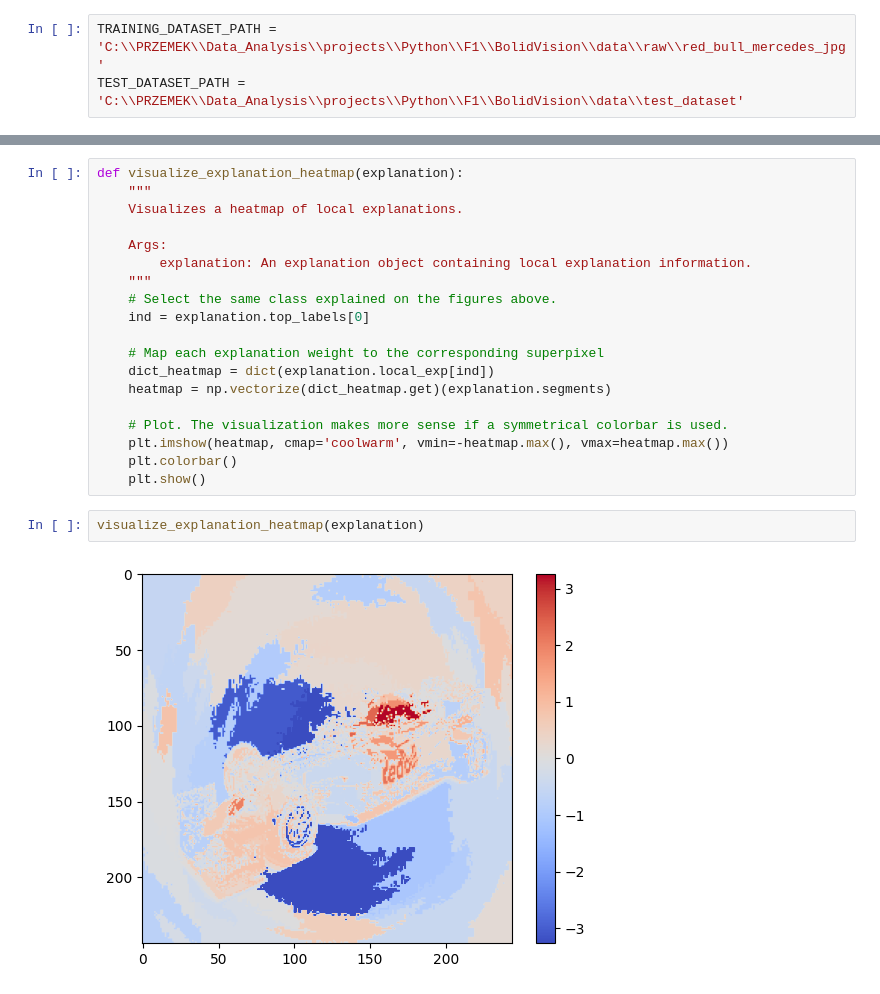
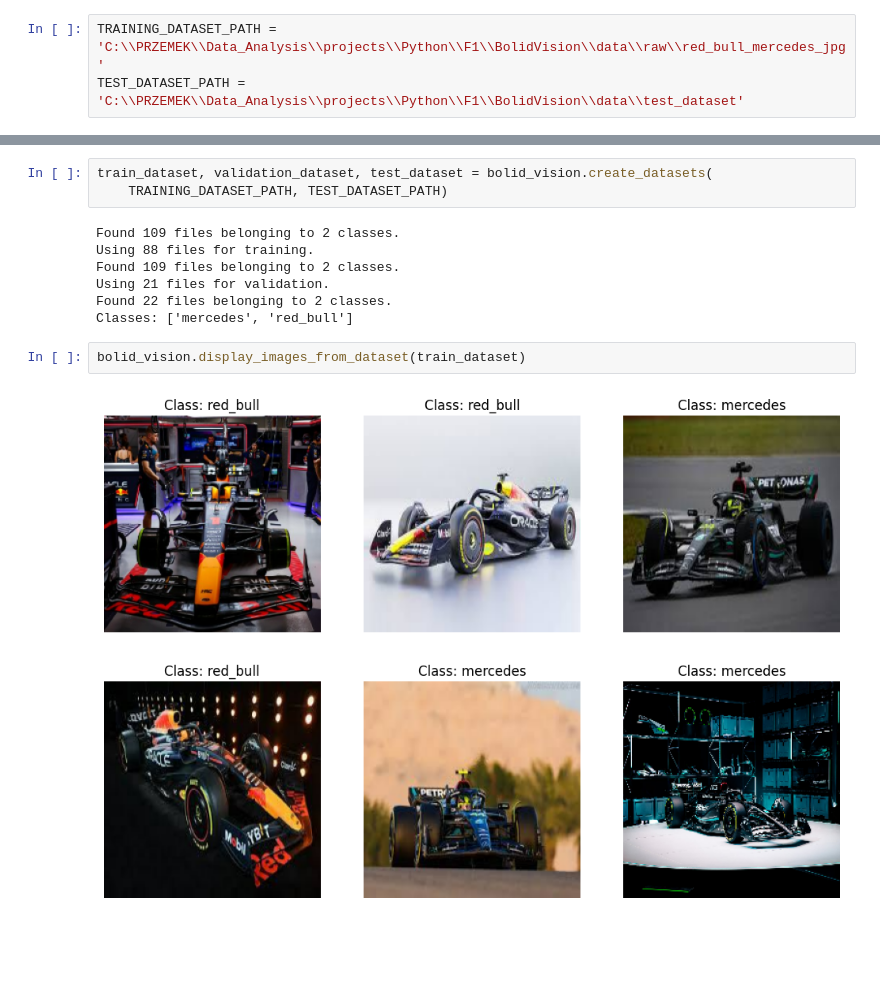
Before and after one commit to przeboch/BolidVision, a Jupyter notebook: notebooks/BolidVision.ipynb, the cells around one changed output, grey strips where cells are left out. Saved outputs shown, nothing was run; the diff lists cells and outputs as text; blank space fills up the shorter version.

Commit message:
bolid_vision module

```diff
--- a/notebooks/BolidVision.ipynb
+++ b/notebooks/BolidVision.ipynb
@@ -741,23 +6,14 @@ visualize_explanation(explanation)
-# %%
-def visualize_explanation_heatmap(explanation):
-    """
-    Visualizes a heatmap of local explanations.
-
-    Args:
-        explanation: An explanation object containing local explanation information.
-    """
-    # Select the same class explained on the figures above.
-    ind = explanation.top_labels[0]
-
-    # Map each explanation weight to the corresponding superpixel
-    dict_heatmap = dict(explanation.local_exp[ind])
-    heatmap = np.vectorize(dict_heatmap.get)(explanation.segments)
-
-    # Plot. The visualization makes more sense if a symmetrical colorbar is used.
-    plt.imshow(heatmap, cmap='coolwarm', vmin=-heatmap.max(), vmax=heatmap.max())
-    plt.colorbar()
-    plt.show()
-# %%
-visualize_explanation_heatmap(explanation)
-# %% [output]
-[figure, removed]
+# %%
+train_dataset, validation_dataset, test_dataset = bolid_vision.create_datasets(
+    TRAINING_DATASET_PATH, TEST_DATASET_PATH)
+# %% [output]
+Found 109 files belonging to 2 classes.
+Using 88 files for training.
+Found 109 files belonging to 2 classes.
+Using 21 files for validation.
+Found 22 files belonging to 2 classes.
+Classes: ['mercedes', 'red_bull']
+# %%
+bolid_vision.display_images_from_dataset(train_dataset)
+# %% [output]
+[figure, added]
```
Also changed, not shown: parts of 58 cells of this notebook, 2 other files.
